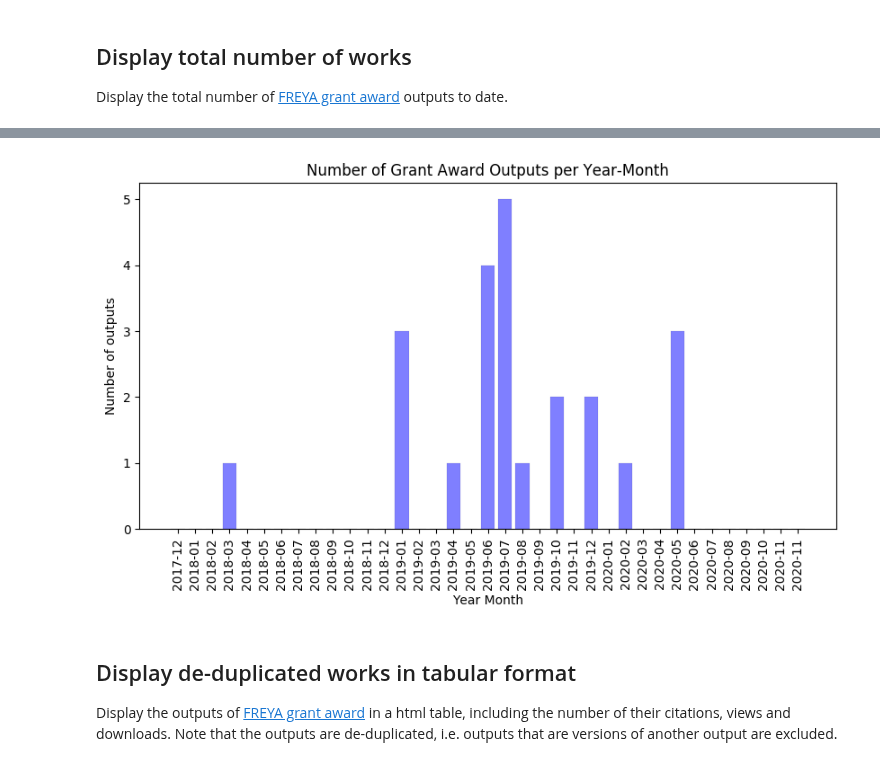
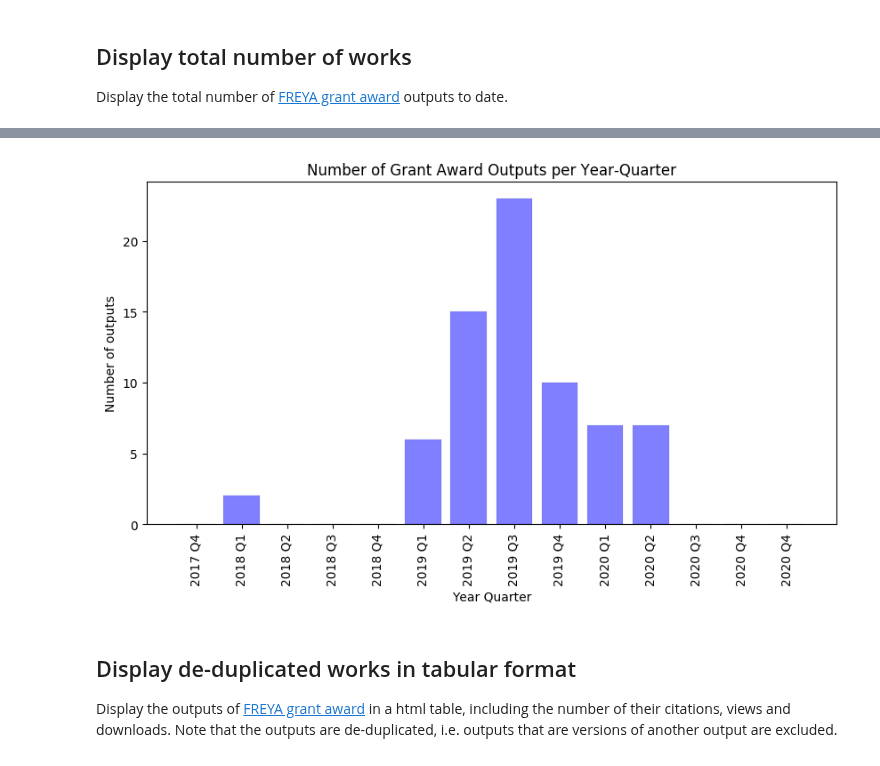
Before and after one commit to datacite/pidgraph-notebooks-python, a Jupyter notebook: user-story-10-grant-outputs/py-grant-outputs.ipynb, the cells around one changed output, grey strips where cells are left out. Saved outputs shown, nothing was run; the diff lists cells and outputs as text; code cells hidden in the pictures.

Commit message:
Now that all outputs are retrieved - updated all plots to accommodate them; changed months to quarters in the num outputs per (now) quarter plot - across the full grant award period

```diff
--- a/user-story-10-grant-outputs/py-grant-outputs.ipynb
+++ b/user-story-10-grant-outputs/py-grant-outputs.ipynb
@@ -107,77 +107,75 @@ import matplotlib.pyplot as plt
 from matplotlib.ticker import FormatStrFormatter
 import numpy as np
 
-# Return month as String of two characters
-def pad_month(month):
-    str_month = None
-    if (month <= 9):
-        str_month = "0%d" % month
-    else:
-        str_month = "%d" % month
-    return str_month
+# Return quarter (number) given month (number)
+def get_quarter(month):
+    return (month - 1) // 3 + 1
 
-# Return list of consecutive years between min_year_month and max_year_month inclusive
-def get_consecutive_year_months(min_year_month, max_year_month):
-    year_months = ["%d%s%s" % (min_year_month[0],'-',pad_month(min_year_month[1]))]
-    year_month = min_year_month
-    while year_month != max_year_month:
-        year = year_month[0]
-        month = year_month[1]
-        if month == 12:
+# Return list of consecutive years between min_year_quarter and max_year_quarter inclusive
+def get_consecutive_year_quarters(min_year_quarter, max_year_quarter):
+    year_quarters = ["%d Q%d" % (min_year_quarter[0],min_year_quarter[1])]
+    yq = min_year_quarter
+    while yq != max_year_quarter:
+        year = yq[0]
+        quarter = yq[1]
+        if quarter == 4:
             year += 1
-            month = 1
+            quarter = 1
         else:
-            month += 1
-        year_month = (year, month)
-        year_months.append("%d%s%s" % (year,'-',pad_month(month)))
-    year_months.append("%d%s%s" % (max_year_month[0],'-',pad_month(max_year_month[1])))
-    return year_months
+            quarter += 1
+        yq = (year, quarter)
+        year_quarters.append("%d Q%d" % (year,quarter))
+    year_quarters.append("%d Q%d" % (max_year_quarter[0],max_year_quarter[1]))
+    return year_quarters
 
 plt.rcdefaults()
 
-# Retrieve works counts by month-year from nodes
+# Retrieve works counts by year-quarter from nodes
 # Pick out date of type: 'Issued'; failing that use 'Created' date.
 num_outputs_dict = {}
 funder = data['funder']['works']
 for r in funder['nodes']:
     node_date = None
     for date_dict in r['dates']:
-        ym = '-'.join(date_dict['date'].split('-')[0:2])
+        ym = date_dict['date'].split('-')[0:2]
+        if len(ym) < 2:
+            continue
+        yq = ym[0] + " Q" + str(get_quarter(int(ym[1])))
         if node_date is None:
             if date_dict['dateType'] in ['Issued', 'Created']:
-                node_date = ym
+                node_date = yq
         else:
             if date_dict['dateType'] in ['Issued']:
-                node_date = ym
-    if ym not in num_outputs_dict:
-        num_outputs_dict[node_date] = 0
-    num_outputs_dict[node_date] += 1;
+                node_date = yq
+    if node_date:
+        if node_date not in num_outputs_dict:
+            num_outputs_dict[node_date] = 0
+        num_outputs_dict[node_date] += 1;
 
-# Sort works counts by month-year in chronological order
-sorted_year_months = sorted(list(num_outputs_dict.keys()))
-# Get all consecutive year-months FREYA-specific start-end year-months
-year_months = get_consecutive_year_months((2017,12), (2020,11))
-# Populate non-zero counts for year_months
+# Sort works counts by year-quarter in chronological order
+sorted_year_quarters = sorted(list(num_outputs_dict.keys()))
+# Get all consecutive year-quarters FREYA-specific start-end year-quarter
+year_quarters = get_consecutive_year_quarters((2017,4), (2020,4))
+# Populate non-zero counts for year_quarters
 num_outputs = []
-for ym in year_months:
-    if ym in sorted_year_months:
-        num_outputs.append(num_outputs_dict[ym])
+for yq in year_quarters:
+    if yq in sorted_year_quarters:
+        num_outputs.append(num_outputs_dict[yq])
     else:
         num_outputs.append(0)
 
-# Generate a plot of number of grant outputs by year - month
-
+# Generate a plot of number of grant outputs by year - quarter
 fig, ax = plt.subplots(1, 1, figsize = (10, 5))
-x_pos = np.arange(len(year_months))
+x_pos = np.arange(len(year_quarters))
 ax.bar(x_pos, num_outputs, align='center', color='blue', edgecolor='black', linewidth = 0.1, alpha=0.5)
 ax.set_xticks(x_pos)
-ax.set_xticklabels(year_months, rotation='vertical')
+ax.set_xticklabels(year_quarters, rotation='vertical')
 ax.set_ylabel('Number of outputs')
-ax.set_xlabel('Year Month')
-ax.set_title('Number of Grant Award Outputs per Year-Month')
+ax.set_xlabel('Year Quarter')
+ax.set_title('Number of Grant Award Outputs per Year-Quarter')
 plt.show()
 # %% [output]
-[figure, old version]
+[figure, new version]
 # %% [markdown]
 ## Display de-duplicated works in tabular format
 Display the outputs of [FREYA grant award](https://cordis.europa.eu/project/id/777523) in a html table, including the number of their citations, views and downloads. Note that the outputs are de-duplicated, i.e. outputs that are versions of another output are excluded.
```
Also changed, not shown: parts of 6 cells of this notebook.
